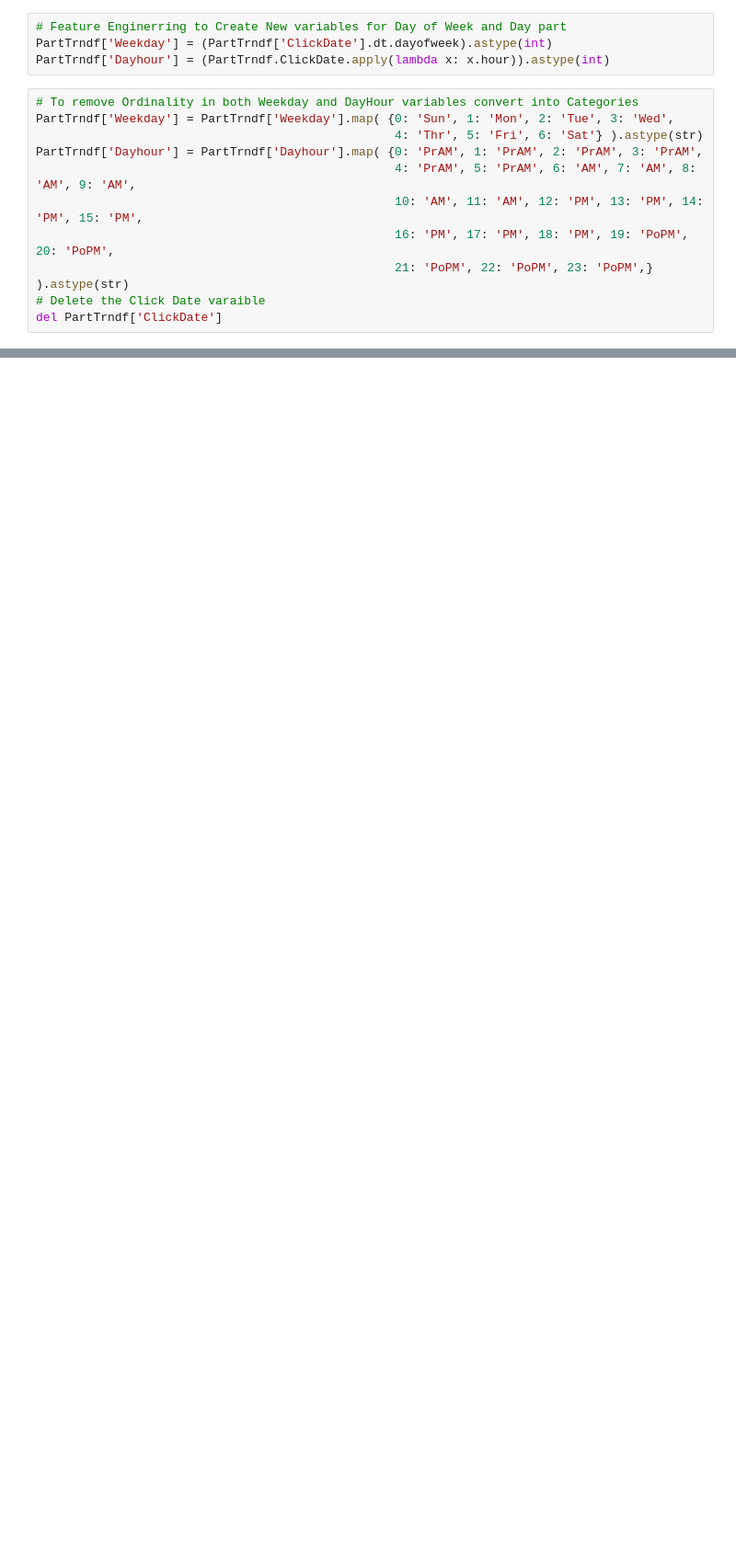
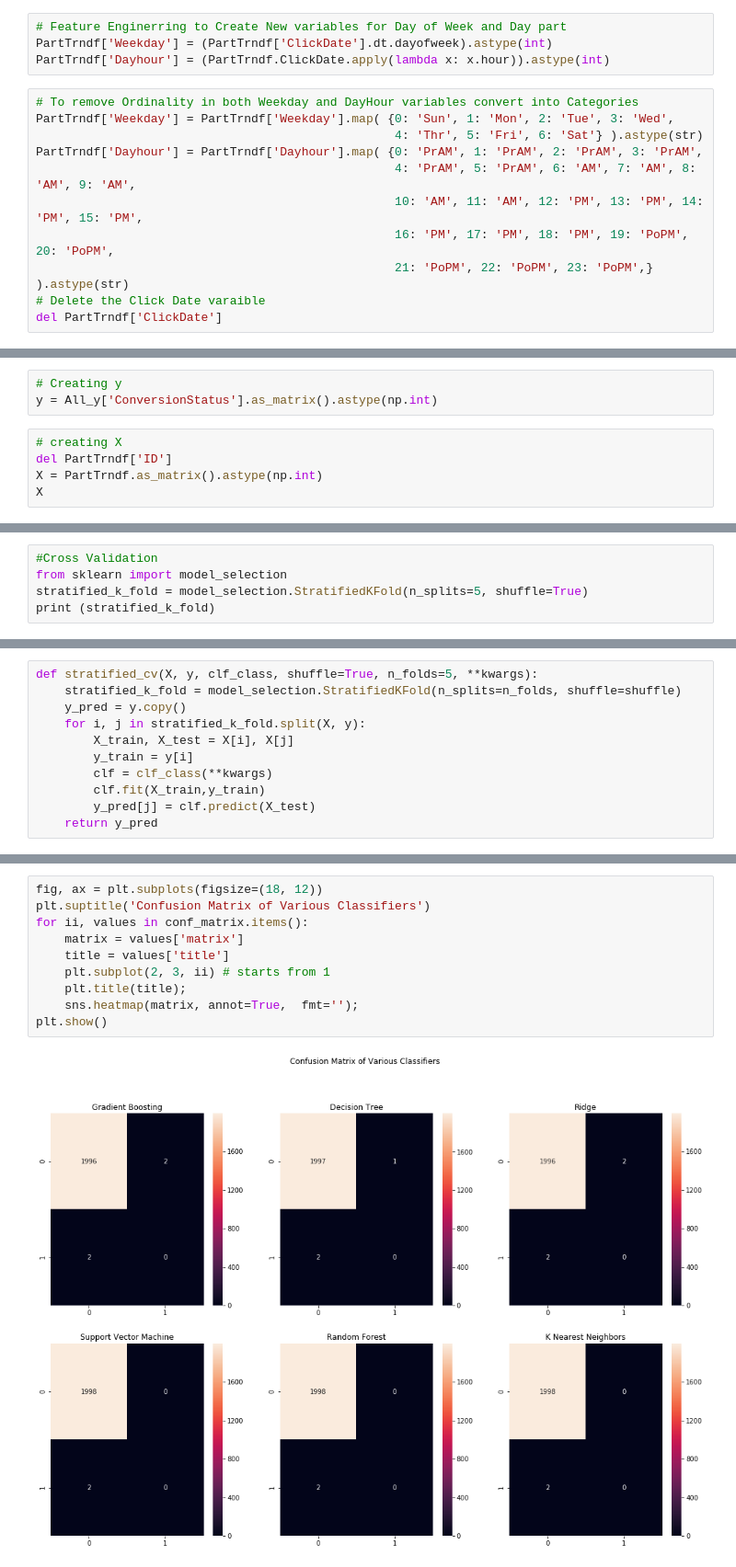
Before and after one commit to ViswanathRavindran/AV-Competitions, a Jupyter notebook: AdClick.ipynb, the cells around one changed output, grey strips where cells are left out. Shown at 92% size. Saved outputs shown, nothing was run; the diff lists cells and outputs as text; blank space fills up the shorter version.

```diff
--- a/AdClick.ipynb
+++ b/AdClick.ipynb
@@ -205,0 +235,8 @@ PartTrndf.head()
+# %%
+# Creating y
+y = All_y['ConversionStatus'].as_matrix().astype(np.int)
+# %%
+# creating X
+del PartTrndf['ID']
+X = PartTrndf.as_matrix().astype(np.int)
+X
@@ -205,0 +255,5 @@ PartTrndf.head()
+# %%
+#Cross Validation
+from sklearn import model_selection
+stratified_k_fold = model_selection.StratifiedKFold(n_splits=5, shuffle=True)
+print (stratified_k_fold)
@@ -205,0 +262,11 @@ PartTrndf.head()
+# %%
+def stratified_cv(X, y, clf_class, shuffle=True, n_folds=5, **kwargs):
+    stratified_k_fold = model_selection.StratifiedKFold(n_splits=n_folds, shuffle=shuffle)
+    y_pred = y.copy()
+    for i, j in stratified_k_fold.split(X, y):
+        X_train, X_test = X[i], X[j]
+        y_train = y[i]
+        clf = clf_class(**kwargs)
+        clf.fit(X_train,y_train)
+        y_pred[j] = clf.predict(X_test)
+    return y_pred
@@ -205,0 +332,12 @@ PartTrndf.head()
+# %%
+fig, ax = plt.subplots(figsize=(18, 12))
+plt.suptitle('Confusion Matrix of Various Classifiers')
+for ii, values in conf_matrix.items():
+    matrix = values['matrix']
+    title = values['title']
+    plt.subplot(2, 3, ii) # starts from 1
+    plt.title(title);
+    sns.heatmap(matrix, annot=True,  fmt='');
+plt.show()
+# %% [output]
+[figure, added]
```
Also changed, not shown: parts of 36 cells of this notebook.
